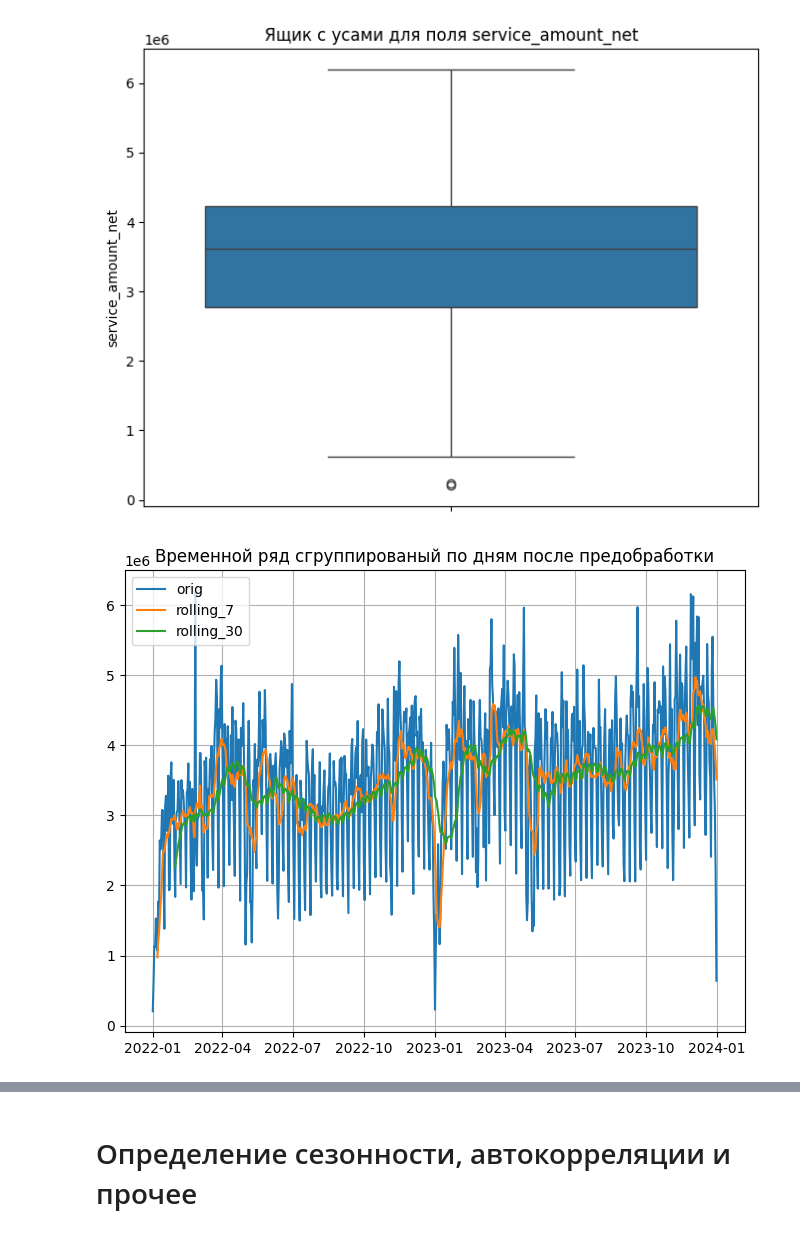
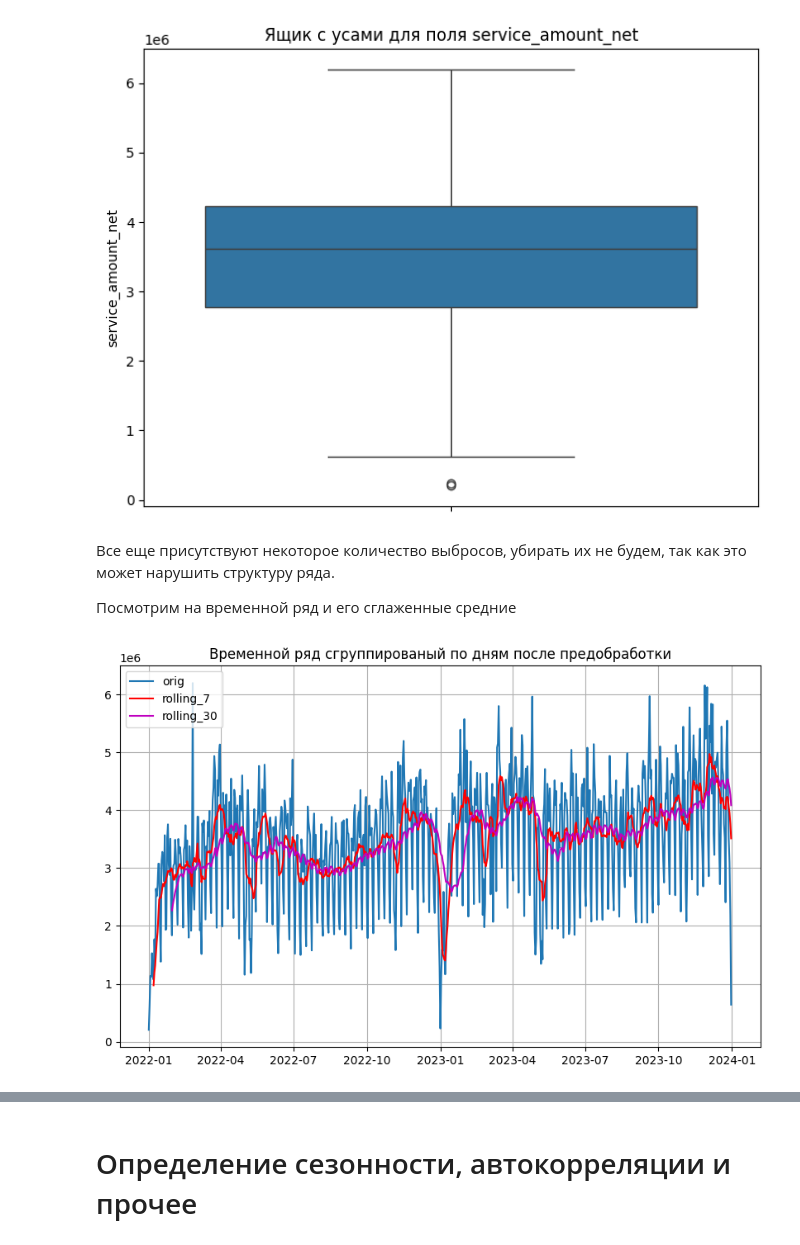
Before and after one commit to ATHigh/RiskPredict-Sber, a Jupyter notebook: solution.ipynb, the cells around one changed output, grey strips where cells are left out. Cells and saved outputs as stored; diff of their text form; code cells hidden in the pictures.

```diff
--- a/solution.ipynb
+++ b/solution.ipynb
@@ -512,16 +523,20 @@ plt.title('Ящик с усами для поля service_amount_net')
 # %% [output]
 Text(0.5, 1.0, 'Ящик с усами для поля service_amount_net')
 [figure]
+# %% [markdown]
+Все еще присутствуют некоторое количество выбросов, убирать их не будем, так как это может нарушить структуру ряда.
+
+Посмотрим на временной ряд и его сглаженные средние
 # %%
-plt.figure(figsize=(8,6))
+plt.figure(figsize=(10,6))
 plt.plot(ts_delta, label='orig')
-plt.plot(ts_delta.rolling(7).mean(), label='rolling_7')
-plt.plot(ts_delta.rolling(30).mean(), label='rolling_30')
+plt.plot(ts_delta.rolling(7).mean(), label='rolling_7', color='r')
+plt.plot(ts_delta.rolling(30).mean(), label='rolling_30', color='m')
 
 # plt.plot(np.log(ts_delta.rolling(7).mean()).diff(), label='rolling_7')
 # plt.plot(np.log(ts_delta.rolling(30).mean()).diff(), label='rolling_30')
 plt.title('Временной ряд сгруппированый по дням после предобработки')
 plt.legend()
 plt.grid()
 # %% [output]
-[figure, old version]
+[figure, new version]
```
Also changed, not shown: parts of 55 cells of this notebook.
